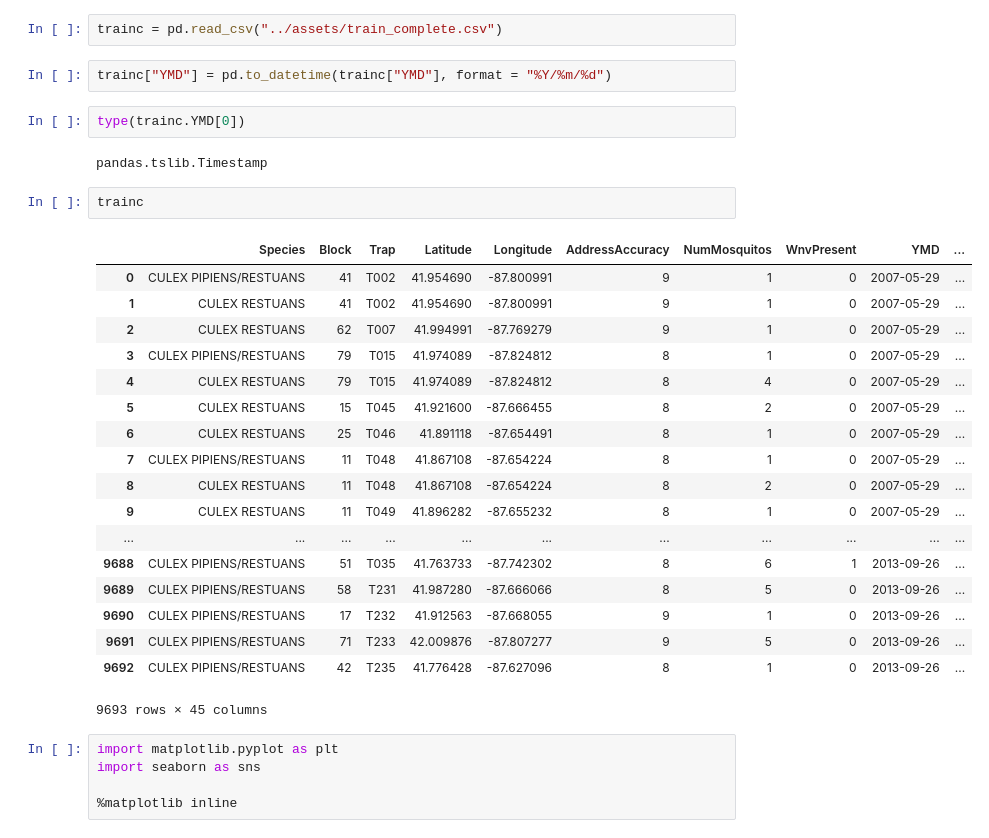
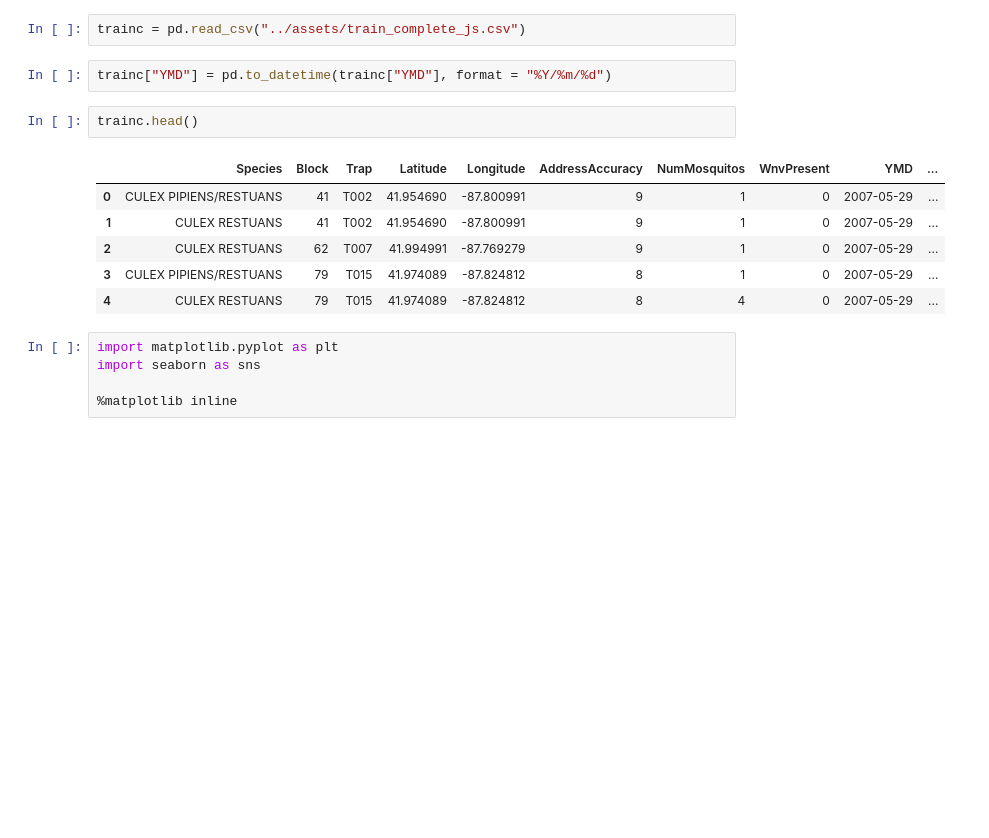
Before and after one commit to joshsparks/DSI-Kaggle, a Jupyter notebook: code/Preliminary_Feature_Selection_and_Data_Viz.ipynb, the cells around one changed output. Cells and saved outputs as stored; diff of their text form; blank space fills up the shorter version.

```diff
--- a/code/Preliminary_Feature_Selection_and_Data_Viz.ipynb
+++ b/code/Preliminary_Feature_Selection_and_Data_Viz.ipynb
@@ -5,34 +5,18 @@ import pandas as pd
 pd.set_option('display.max_columns', 50)
 pd.set_option('display.max_rows', 100)
 # %%
-trainc = pd.read_csv("../assets/train_complete.csv")
+trainc = pd.read_csv("../assets/train_complete_js.csv")
 # %%
 trainc["YMD"] = pd.to_datetime(trainc["YMD"], format = "%Y/%m/%d")
-# %%
-type(trainc.YMD[0])
-# %% [output]
-pandas.tslib.Timestamp
 # %%
-trainc
+trainc.head()
 # %% [output]
 |  | Species | Block | Trap | Latitude | Longitude | AddressAccuracy | NumMosquitos | WnvPresent | YMD | ... |
 | 0 | CULEX PIPIENS/RESTUANS | 41 | T002 | 41.954690 | -87.800991 | 9 | 1 | 0 | 2007-05-29 | ... |
 | 1 | CULEX RESTUANS | 41 | T002 | 41.954690 | -87.800991 | 9 | 1 | 0 | 2007-05-29 | ... |
 | 2 | CULEX RESTUANS | 62 | T007 | 41.994991 | -87.769279 | 9 | 1 | 0 | 2007-05-29 | ... |
 | 3 | CULEX PIPIENS/RESTUANS | 79 | T015 | 41.974089 | -87.824812 | 8 | 1 | 0 | 2007-05-29 | ... |
 | 4 | CULEX RESTUANS | 79 | T015 | 41.974089 | -87.824812 | 8 | 4 | 0 | 2007-05-29 | ... |
-| 5 | CULEX RESTUANS | 15 | T045 | 41.921600 | -87.666455 | 8 | 2 | 0 | 2007-05-29 | ... |
-| 6 | CULEX RESTUANS | 25 | T046 | 41.891118 | -87.654491 | 8 | 1 | 0 | 2007-05-29 | ... |
-| 7 | CULEX PIPIENS/RESTUANS | 11 | T048 | 41.867108 | -87.654224 | 8 | 1 | 0 | 2007-05-29 | ... |
-| 8 | CULEX RESTUANS | 11 | T048 | 41.867108 | -87.654224 | 8 | 2 | 0 | 2007-05-29 | ... |
-| 9 | CULEX RESTUANS | 11 | T049 | 41.896282 | -87.655232 | 8 | 1 | 0 | 2007-05-29 | ... |
-| ... | ... | ... | ... | ... | ... | ... | ... | ... | ... | ... |
-| 9688 | CULEX PIPIENS/RESTUANS | 51 | T035 | 41.763733 | -87.742302 | 8 | 6 | 1 | 2013-09-26 | ... |
-| 9689 | CULEX PIPIENS/RESTUANS | 58 | T231 | 41.987280 | -87.666066 | 8 | 5 | 0 | 2013-09-26 | ... |
-| 9690 | CULEX PIPIENS/RESTUANS | 17 | T232 | 41.912563 | -87.668055 | 9 | 1 | 0 | 2013-09-26 | ... |
-| 9691 | CULEX PIPIENS/RESTUANS | 71 | T233 | 42.009876 | -87.807277 | 9 | 5 | 0 | 2013-09-26 | ... |
-| 9692 | CULEX PIPIENS/RESTUANS | 42 | T235 | 41.776428 | -87.627096 | 8 | 1 | 0 | 2013-09-26 | ... |
-9693 rows × 45 columns
 # %%
 import matplotlib.pyplot as plt
 import seaborn as sns
```
Also changed, not shown: parts of 68 cells of this notebook, 2 other files.
